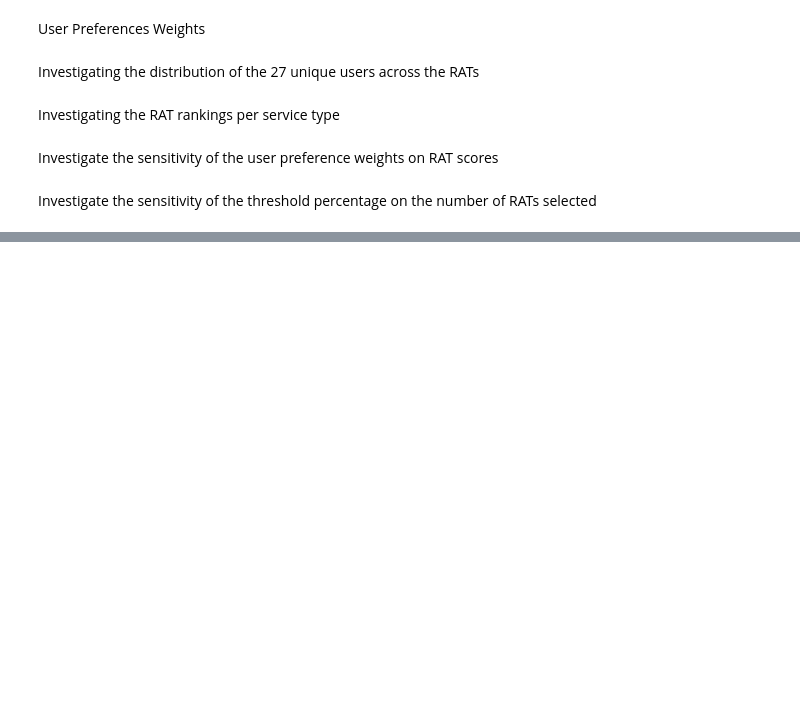
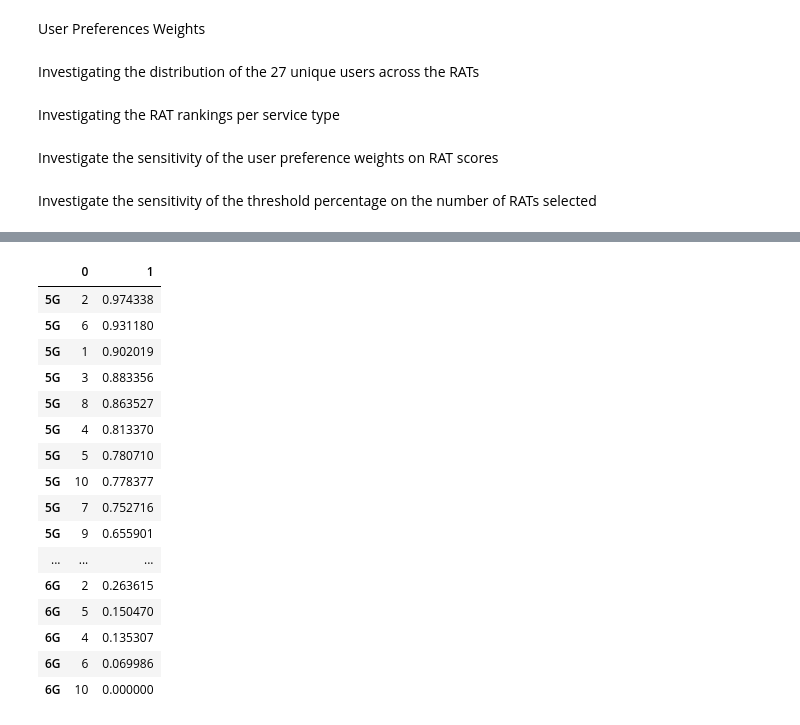
Before and after one commit to nkosinathintuli/hierarchical-NSA, a Jupyter notebook: hierarchical-nsa.ipynb, the cells around one changed output, grey strips where cells are left out. Cells and saved outputs as stored; diff of their text form; code cells hidden in the pictures; blank space fills up the shorter version.

Commit message:
utility functions for cell selection

```diff
--- a/hierarchical-nsa.ipynb
+++ b/hierarchical-nsa.ipynb
@@ -149,7 +149,7 @@ def square_root_normalize(matrix, criteria_types):
 
     return normalized
 
-def normalize_rat_criteria(matrix, criteria_types):
+def minmax_normalize(matrix, criteria_types):
     """
     Normalize RAT criteria matrix using Max-Min function.
 
@@ -162,6 +162,8 @@ def normalize_rat_criteria(matrix, criteria_types):
     for j in range(matrix.shape[1]):
         column = matrix[:, j]
         col_min, col_max = np.min(column), np.max(column)
+        if col_min == col_max:
+            col_min -= 1
 
         if criteria_types[j] == 'up':
             normalized[:, j] = 1 - abs(column - col_max) / (col_max - col_min)
@@ -539,0 +687,73 @@ plt.show()
+# %%
+def random_SINR():
+    return round(np.random.uniform(0, 40), 1)
+# %%
+df = pd.read_csv(file_path+"/decision_matrix.csv",header = None)
+# number of AP/BSs per RAT
+M  = 10
+# AP/BSs capacity
+C = 10
+# number of users
+U = 100
+selected_RATs = RAT_filter(RAT_scores,0.5,RATs).columns
+no_of_RATs = selected_RATs.size
+
+
+# Create a matrix of AP/BS criteria values for each RAT
+
+APs = np.zeros((no_of_RATs, M, dm_ap.shape[1]))
+all_APs = np.zeros((no_of_RATs*M, dm_ap.shape[1]))
+RAT_AP = []
+cell_nos = np.ones(no_of_RATs*M, dtype=np.int64)
+
+# fill the APs matrix with APs for each selected RAT
+for i in range(no_of_RATs):
+    rat = selected_RATs[i]
+    selected_row = df[df.iloc[:, 0] == rat].iloc[0][7:].values.astype(np.float64)
+    RAT_AP += [rat] * 10
+    for j in range(M):
+        selected_row[2] = random_SINR() #
+        APs[i, j] = selected_row
+        all_APs[j+i*M] = selected_row
+        cell_nos[j+i*M] = j+1
+
+
+#print(all_APs)
+
+
+
+normal_ap = minmax_normalize(all_APs, criteria_types[6:])
+weights = critic_weighting(all_APs)
+AP_scores = calculate_saw_scores(normal_ap,weights)
+#normal_ap
+
+#all_APs.max(axis=0)
+
+weights
+# # Create a dictionary to store the number of APs/BSs per RAT
+# APs_per_RAT = {rat: 10 for rat in selected_RATs}
+# APs_per_RAT
+
+AP_scores
+RAT_AP
+
+df = pd.DataFrame(list(zip(cell_nos,AP_scores)),index=RAT_AP, )
+df.sort_values(by=1, ascending=False)
+# %% [output]
+|  | 0 | 1 |
+| 5G | 2 | 0.974338 |
+| 5G | 6 | 0.931180 |
+| 5G | 1 | 0.902019 |
+| 5G | 3 | 0.883356 |
+| 5G | 8 | 0.863527 |
+| 5G | 4 | 0.813370 |
+| 5G | 5 | 0.780710 |
+| 5G | 10 | 0.778377 |
+| 5G | 7 | 0.752716 |
+| 5G | 9 | 0.655901 |
+| ... | ... | ... |
+| 6G | 2 | 0.263615 |
+| 6G | 5 | 0.150470 |
+| 6G | 4 | 0.135307 |
+| 6G | 6 | 0.069986 |
+| 6G | 10 | 0.000000 |
```
Also changed, not shown: parts of 6 cells of this notebook, 2 other files.
